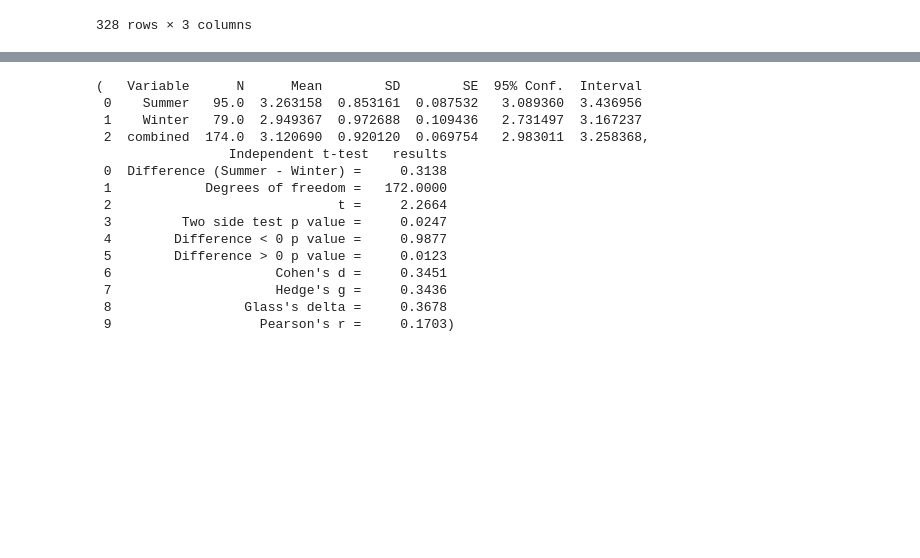
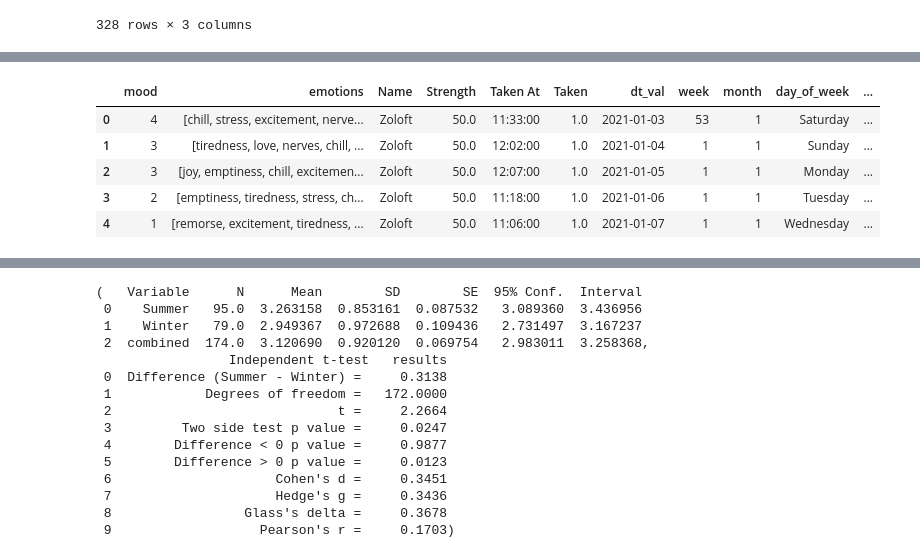
Before and after one commit to hainesdata/PersonalMHealthAnalysis, a Jupyter notebook: health.ipynb, the cells around one changed output, grey strips where cells are left out. Drawn from its saved outputs; the diff is of its cells as text; code cells hidden in the pictures; blank space fills up the shorter version.

```diff
--- a/health.ipynb
+++ b/health.ipynb
@@ -163,3 +193,26 @@ master
+# %%
+# mood score
+(mood, score) = (frequencies[:,0],[-1,-1,1,-1,1,-1,1,1,1,-1,1,-1,-1,-1,-1])
+mood_scores = np.asarray((mood, score), dtype=object).T
+scores_dict = dict(list(map(tuple, mood_scores.reshape((15, 2)))))
+score = []
+for x in master.emotions:
+    if not x:
+        score.append(0)
+        continue
+    n = []
+    for y in x:
+        n.append(scores_dict[y])
+    score.append(sum(n)/len(n))
+master['emotion score'] = score
+master[0:5]
+# %% [output]
+|  | mood | emotions | Name | Strength | Taken At | Taken | dt_val | week | month | day_of_week | ... |
+| 0 | 4 | [chill, stress, excitement, nerve... | Zoloft | 50.0 | 11:33:00 | 1.0 | 2021-01-03 | 53 | 1 | Saturday | ... |
+| 1 | 3 | [tiredness, love, nerves, chill, ... | Zoloft | 50.0 | 12:02:00 | 1.0 | 2021-01-04 | 1 | 1 | Sunday | ... |
+| 2 | 3 | [joy, emptiness, chill, excitemen... | Zoloft | 50.0 | 12:07:00 | 1.0 | 2021-01-05 | 1 | 1 | Monday | ... |
+| 3 | 2 | [emptiness, tiredness, stress, ch... | Zoloft | 50.0 | 11:18:00 | 1.0 | 2021-01-06 | 1 | 1 | Tuesday | ... |
+| 4 | 1 | [remorse, excitement, tiredness, ... | Zoloft | 50.0 | 11:06:00 | 1.0 | 2021-01-07 | 1 | 1 | Wednesday | ... |
 # %%
 # Create variance table
 mood_weekly = master.groupby('week')['mood'].mean().reset_index()
```
Also changed, not shown: parts of 16 cells of this notebook.
